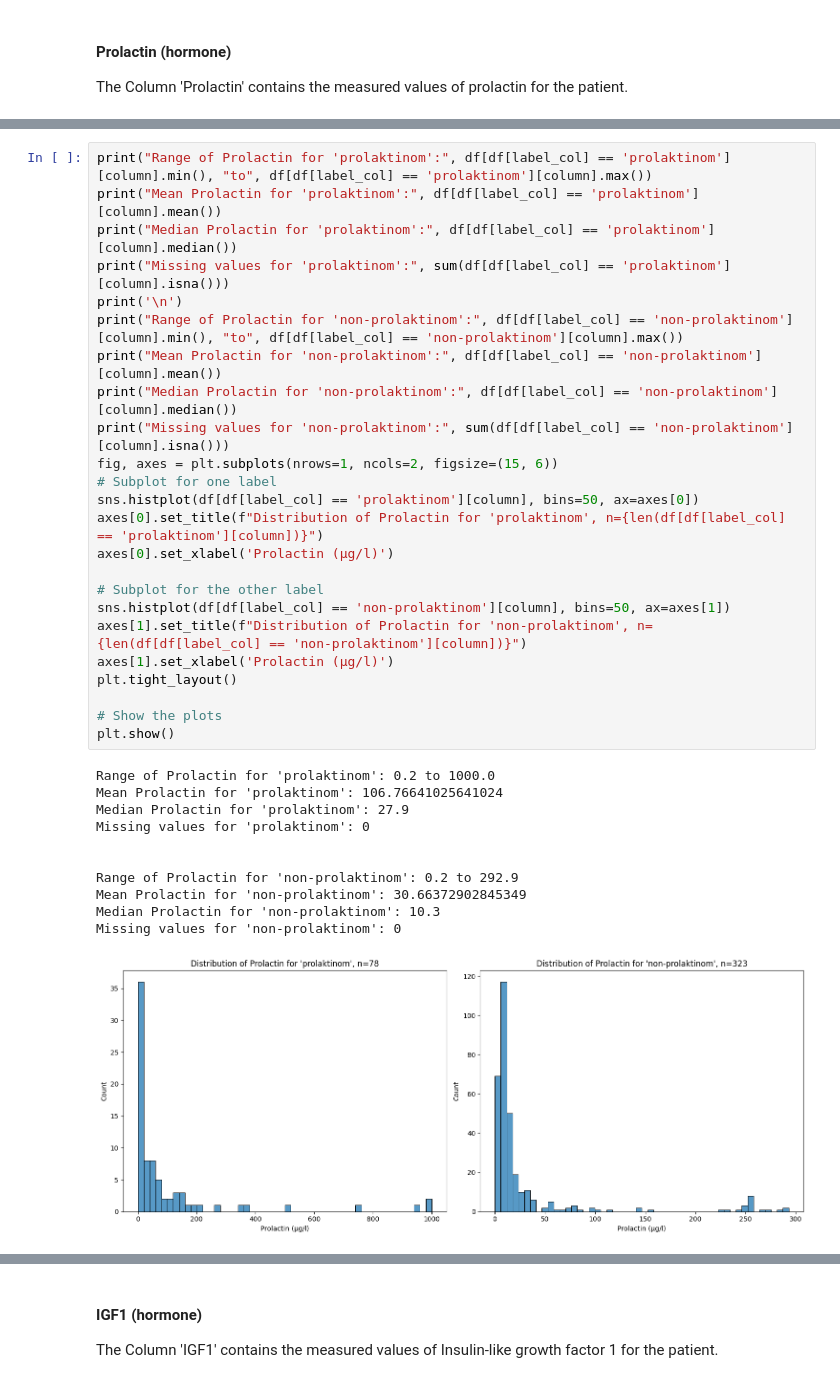
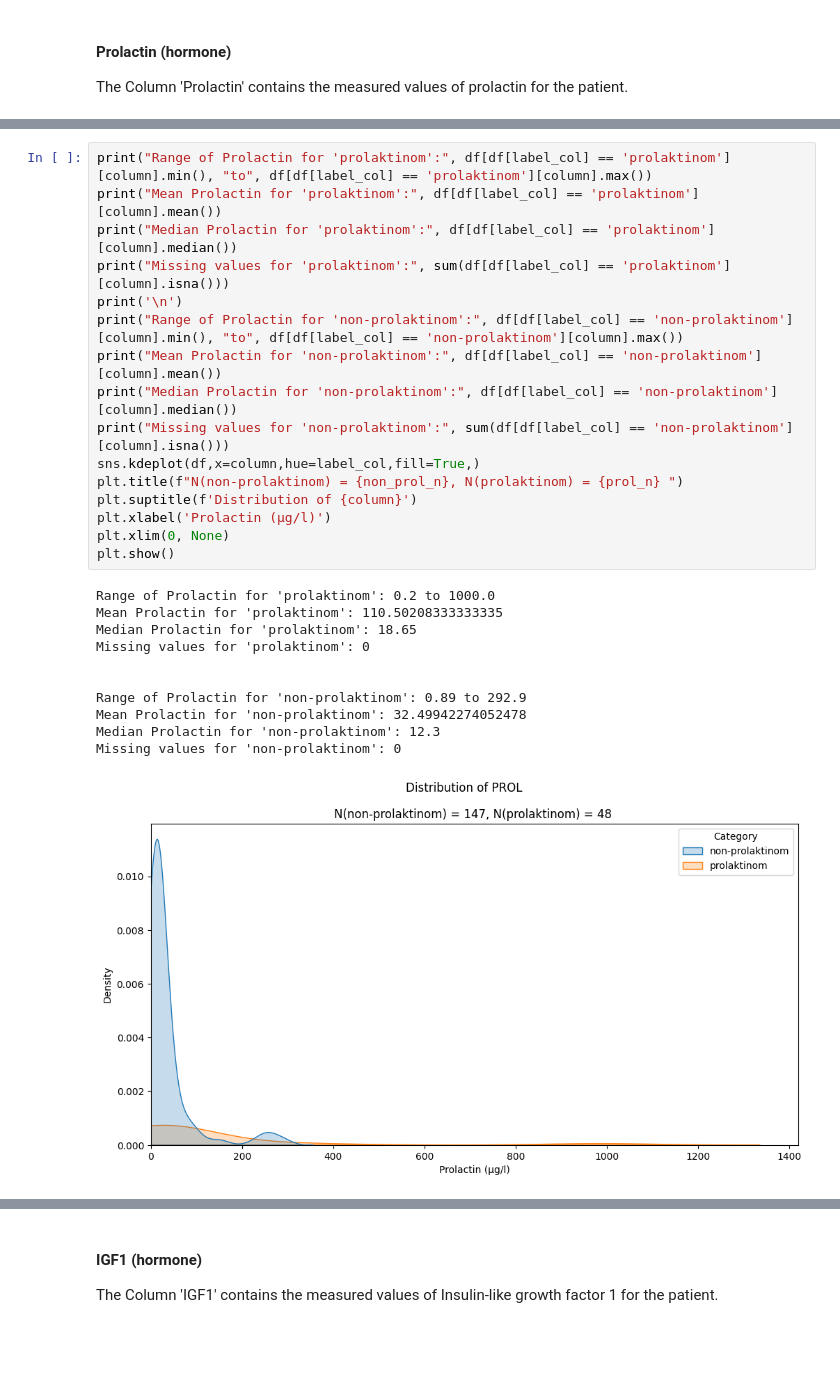
Before and after one commit to tmandelz/classification-prolactinoma, a Jupyter notebook: eda/patient_eda.ipynb, the cells around one changed output, grey strips where cells are left out. Drawn from its saved outputs; the diff is of its cells as text; blank space fills up the shorter version.

```diff
--- a/eda/patient_eda.ipynb
+++ b/eda/patient_eda.ipynb
@@ -352,38 +333,30 @@ Missing values: 0
 # %%
 print("Range of Prolactin for 'prolaktinom':", df[df[label_col] == 'prolaktinom'][column].min(), "to", df[df[label_col] == 'prolaktinom'][column].max())
 print("Mean Prolactin for 'prolaktinom':", df[df[label_col] == 'prolaktinom'][column].mean())
 print("Median Prolactin for 'prolaktinom':", df[df[label_col] == 'prolaktinom'][column].median())
 print("Missing values for 'prolaktinom':", sum(df[df[label_col] == 'prolaktinom'][column].isna()))
 print('\n')
 print("Range of Prolactin for 'non-prolaktinom':", df[df[label_col] == 'non-prolaktinom'][column].min(), "to", df[df[label_col] == 'non-prolaktinom'][column].max())
 print("Mean Prolactin for 'non-prolaktinom':", df[df[label_col] == 'non-prolaktinom'][column].mean())
 print("Median Prolactin for 'non-prolaktinom':", df[df[label_col] == 'non-prolaktinom'][column].median())
 print("Missing values for 'non-prolaktinom':", sum(df[df[label_col] == 'non-prolaktinom'][column].isna()))
-fig, axes = plt.subplots(nrows=1, ncols=2, figsize=(15, 6))
-# Subplot for one label
-sns.histplot(df[df[label_col] == 'prolaktinom'][column], bins=50, ax=axes[0])
-axes[0].set_title(f"Distribution of Prolactin for 'prolaktinom', n={len(df[df[label_col] == 'prolaktinom'][column])}")
-axes[0].set_xlabel('Prolactin (μg/l)')
-
-# Subplot for the other label
-sns.histplot(df[df[label_col] == 'non-prolaktinom'][column], bins=50, ax=axes[1])
-axes[1].set_title(f"Distribution of Prolactin for 'non-prolaktinom', n={len(df[df[label_col] == 'non-prolaktinom'][column])}")
-axes[1].set_xlabel('Prolactin (μg/l)')
-plt.tight_layout()
-
-# Show the plots
+sns.kdeplot(df,x=column,hue=label_col,fill=True,)
+plt.title(f"N(non-prolaktinom) = {non_prol_n}, N(prolaktinom) = {prol_n} ")
+plt.suptitle(f'Distribution of {column}')
+plt.xlabel('Prolactin (μg/l)')
+plt.xlim(0, None)
 plt.show()
 # %% [output]
 Range of Prolactin for 'prolaktinom': 0.2 to 1000.0
-Mean Prolactin for 'prolaktinom': 106.76641025641024
-Median Prolactin for 'prolaktinom': 27.9
+Mean Prolactin for 'prolaktinom': 110.50208333333335
+Median Prolactin for 'prolaktinom': 18.65
 Missing values for 'prolaktinom': 0
 
 
-Range of Prolactin for 'non-prolaktinom': 0.2 to 292.9
-Mean Prolactin for 'non-prolaktinom': 30.66372902845349
-Median Prolactin for 'non-prolaktinom': 10.3
+Range of Prolactin for 'non-prolaktinom': 0.89 to 292.9
+Mean Prolactin for 'non-prolaktinom': 32.49942274052478
+Median Prolactin for 'non-prolaktinom': 12.3
 Missing values for 'non-prolaktinom': 0
-[figure, old version]
+[figure, new version]
 # %% [markdown]
 #### Cortisol
```
Also changed, not shown: parts of 47 cells of this notebook, 11 other files.
